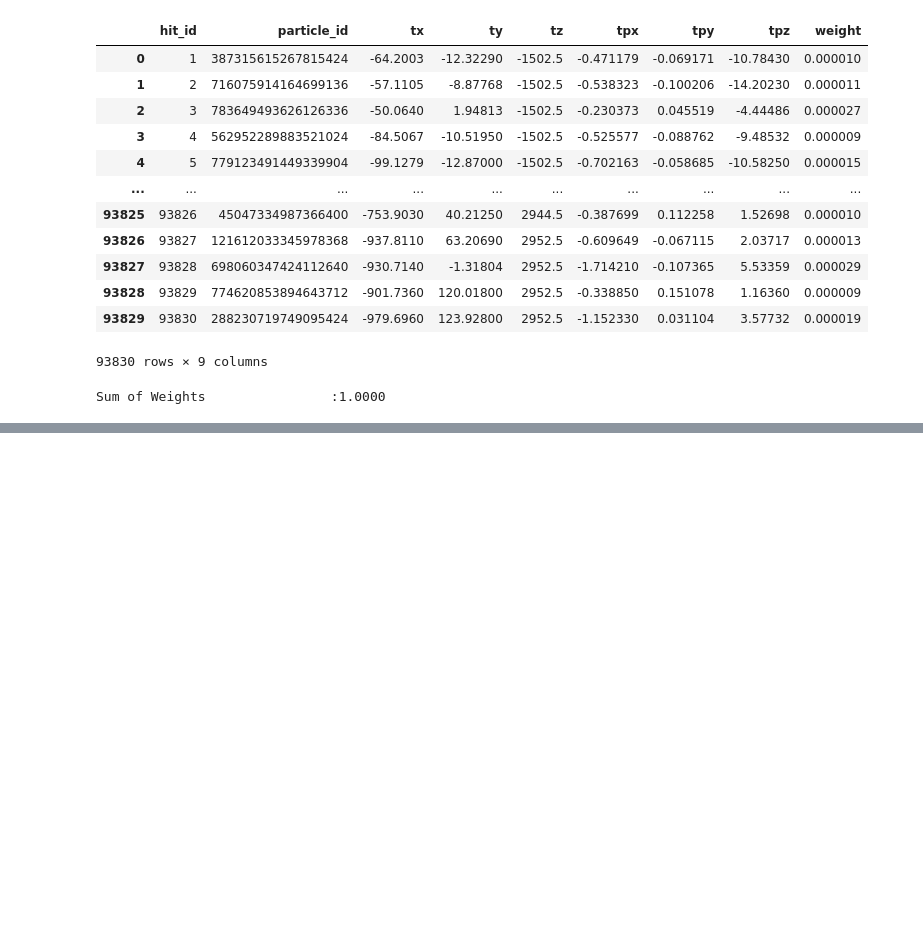
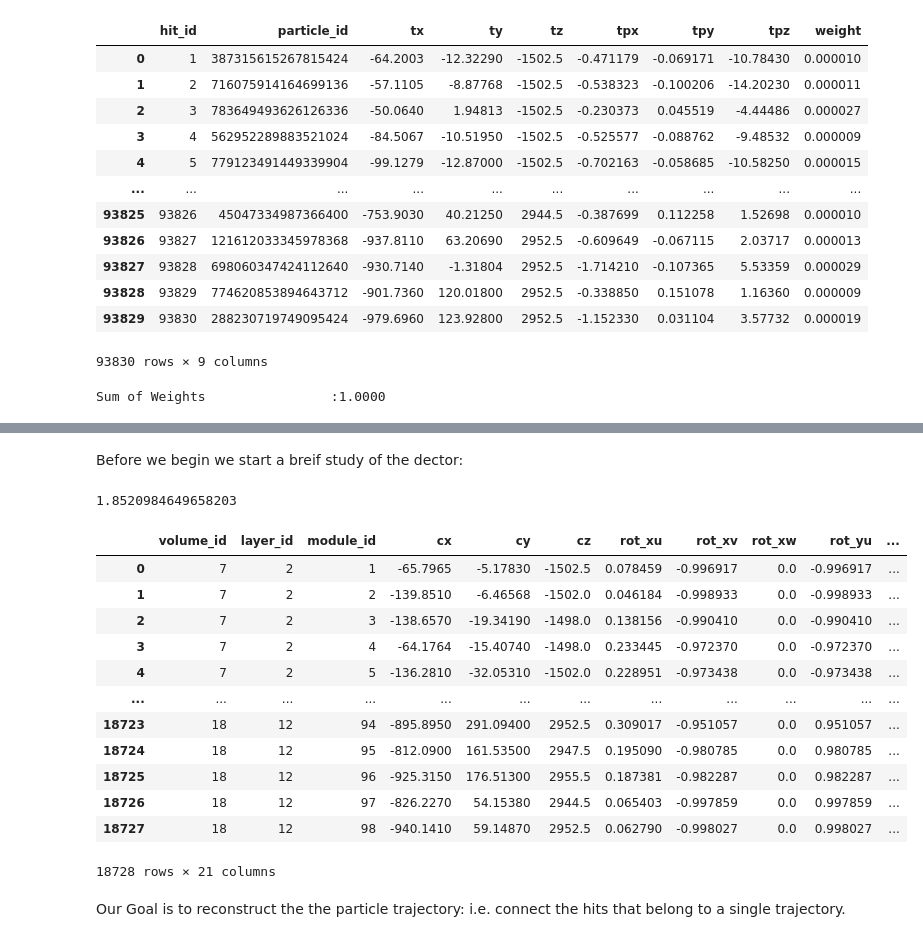
Before and after one commit to Ashmit0/TrackML-Particle-Tracking, a Jupyter notebook: Notebooks/EDA.ipynb, the cells around one changed output, grey strips where cells are left out. Cells and saved outputs as stored; diff of their text form; code cells hidden in the pictures; blank space fills up the shorter version.

```diff
--- a/Notebooks/EDA.ipynb
+++ b/Notebooks/EDA.ipynb
@@ -167,0 +293,27 @@ Sum of Weights                :1.0000
+# %% [markdown]
+Before we begin we start a breif study of the dector:
+# %%
+path = '../data/detectors.csv'
+# check the size of the file :
+os.path.getsize( path )/( 1024*1024 )
+# %% [output]
+1.8520984649658203
+# %%
+dector = pd.read_csv(path)
+dector
+# %% [output]
+|  | volume_id | layer_id | module_id | cx | cy | cz | rot_xu | rot_xv | rot_xw | rot_yu | ... |
+| 0 | 7 | 2 | 1 | -65.7965 | -5.17830 | -1502.5 | 0.078459 | -0.996917 | 0.0 | -0.996917 | ... |
+| 1 | 7 | 2 | 2 | -139.8510 | -6.46568 | -1502.0 | 0.046184 | -0.998933 | 0.0 | -0.998933 | ... |
+| 2 | 7 | 2 | 3 | -138.6570 | -19.34190 | -1498.0 | 0.138156 | -0.990410 | 0.0 | -0.990410 | ... |
+| 3 | 7 | 2 | 4 | -64.1764 | -15.40740 | -1498.0 | 0.233445 | -0.972370 | 0.0 | -0.972370 | ... |
+| 4 | 7 | 2 | 5 | -136.2810 | -32.05310 | -1502.0 | 0.228951 | -0.973438 | 0.0 | -0.973438 | ... |
+| ... | ... | ... | ... | ... | ... | ... | ... | ... | ... | ... | ... |
+| 18723 | 18 | 12 | 94 | -895.8950 | 291.09400 | 2952.5 | 0.309017 | -0.951057 | 0.0 | 0.951057 | ... |
+| 18724 | 18 | 12 | 95 | -812.0900 | 161.53500 | 2947.5 | 0.195090 | -0.980785 | 0.0 | 0.980785 | ... |
+| 18725 | 18 | 12 | 96 | -925.3150 | 176.51300 | 2955.5 | 0.187381 | -0.982287 | 0.0 | 0.982287 | ... |
+| 18726 | 18 | 12 | 97 | -826.2270 | 54.15380 | 2944.5 | 0.065403 | -0.997859 | 0.0 | 0.997859 | ... |
+| 18727 | 18 | 12 | 98 | -940.1410 | 59.14870 | 2952.5 | 0.062790 | -0.998027 | 0.0 | 0.998027 | ... |
+18728 rows × 21 columns
+# %% [markdown]
+Our Goal is to reconstruct the the particle trajectory: i.e. connect the hits that belong to a single trajectory.
```
Also changed, not shown: parts of 12 cells of this notebook.
